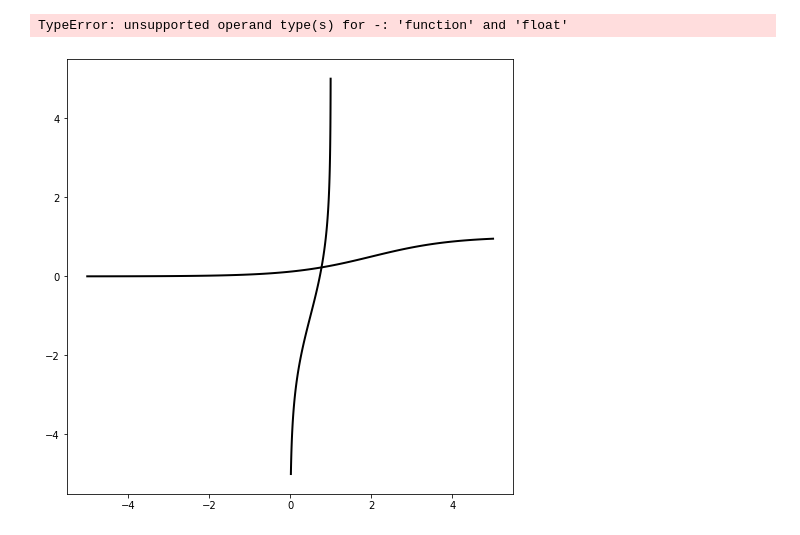
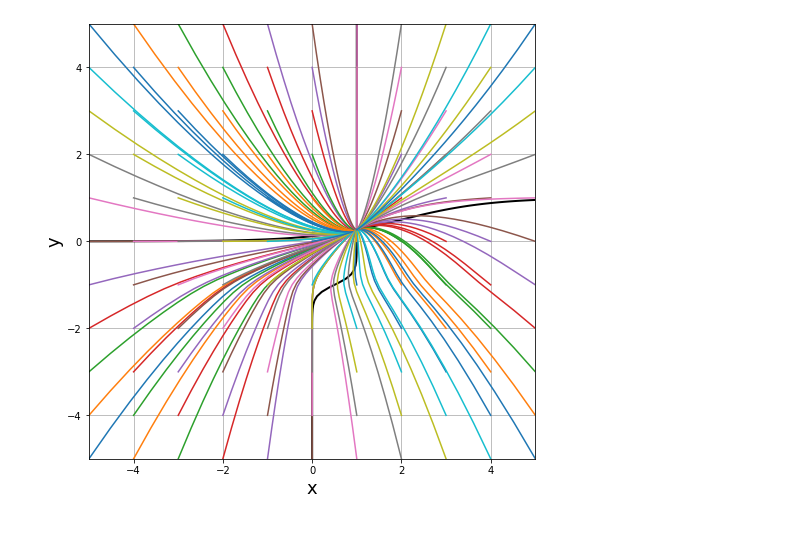
Before and after one commit to jarzavala/LA-Brown-JRitt, a Jupyter notebook: Project.ipynb, the cells around one changed output. Cells and saved outputs as stored; diff of their text form; code cells hidden in the pictures.

```diff
--- a/Project.ipynb
+++ b/Project.ipynb
@@ -7,53 +7,50 @@ from scipy.integrate import odeint
 #r,s change steepness
 #x0,y0 change center
 
-def E(s=1, y0=-1, y=np.linspace(-5,5,100)):
-
-    E = 1/(1 + np.exp(-s * (y-y0)))
-    #E = np.cos(s * (y-y0))
-
-    return E
-
-def F(r=1, x0=2, x=np.linspace(-5,5,100)):
-
-    F = 1/(1 + np.exp(-r * (x-x0)))
-
-    return F
-
-
 def model(y_in,t, params):
     if params is None:
+        s=1
+        r=1
         g=2
         h=3
-
+        y0=-1
+        x0=2
     else:
+        s = params['s']
+        r = params['r']
         g = params['g']
         h = params['h']
-        E = params['E']
-        F = params['F']
+        y0 = params['y0']
+        x0 = params['x0']
 
     x = y_in[0]
     y = y_in[1]
 
+    E = 1/(1 + np.exp(-s * (y-y0)))
+    #E = np.cos(s * (y-y0))
+    F = 1/(1 + np.exp(-r * (x-x0)))
 
     dxdt = g * (E-x)
     dydt = h * (F-y)
 
     return [dxdt, dydt]
 
-def phase_plane(model, E, F, start = [1,2], t = np.linspace(0, 5, 100), g=2, h=3):
+def phase_plane(model, start = [1,2], t = np.linspace(0, 5, 100), s=1, r=1, g=2, h=3, y0=-1, x0=2):
     fig0, ax0 = plt.subplots(1,1,figsize=(8,8))
 
     x = np.linspace(-5,5,100)
     y = np.linspace(-5,5,100)
 
+    E = 1/(1 + np.exp(-s * (y-y0)))
+    #E = np.cos(s * (y-y0))
+    F = 1/(1 + np.exp(-r * (x-x0)))
 
-    plt.plot(x,F(),'k',linewidth = 2)
-    plt.plot(E(),y, 'k', linewidth = 2)
+    plt.plot(x,F,'k',linewidth = 2)
+    plt.plot(E,y, 'k', linewidth = 2)
 
     for x in range(-5,6):
         for y in range(-5,6):
-            y_out = odeint(model, [x,y], t, args = ({'g':g, 'h':h, 'E':E, 'F':F},))
+            y_out = odeint(model, [x,y], t, args = ({'s':s, 'r':r, 'g':g, 'h':h, 'y0':y0, 'x0':x0},))
             plt.plot(y_out[:,0],y_out[:,1])
 
     plt.axis([-5,5,-5,5])
@@ -61,7 +58,6 @@ def phase_plane(model, E, F, start = [1,2], t = np.linspace(0, 5, 100), g=2, h=3
     plt.ylabel('y', fontsize = 18)
     plt.grid()
 # %%
-phase_plane(model, E, F)
+phase_plane(model, s=8)
 # %% [output]
-TypeError: unsupported operand type(s) for -: 'function' and 'float'
-[figure, old version]
+[figure, new version]
```
